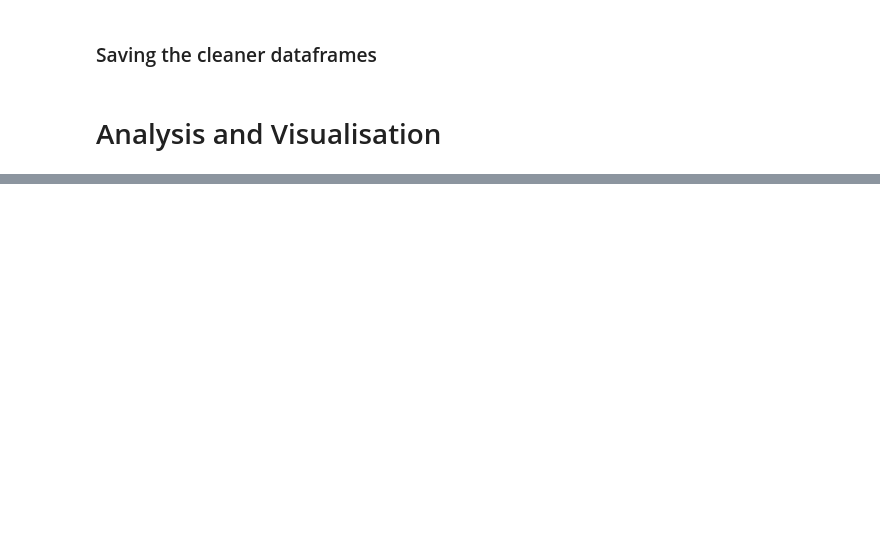
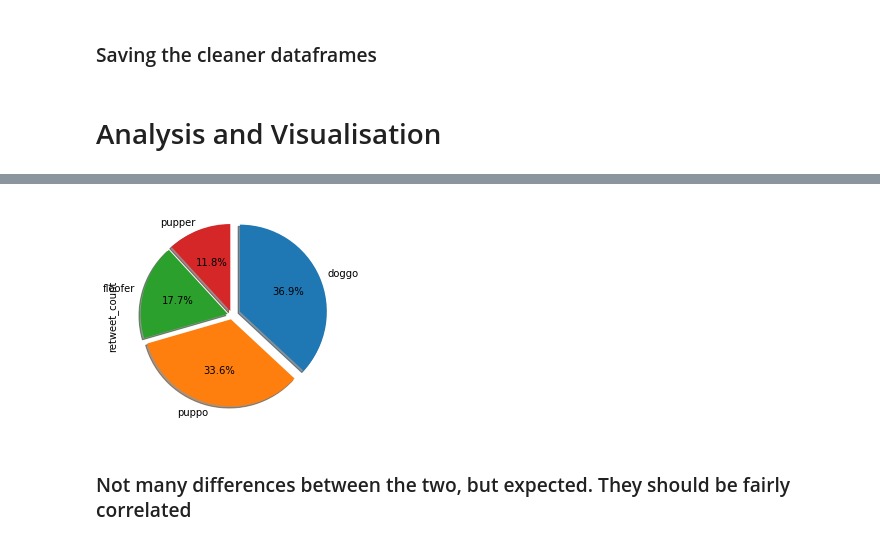
Before and after one commit to IonDragos2003/UdacityDA_Analyze-WeRateDogs-Tweets, a Jupyter notebook: the_analysis.ipynb, the cells around one changed output, grey strips where cells are left out. Drawn from its saved outputs; the diff is of its cells as text; code cells hidden in the pictures; blank space fills up the shorter version.

```diff
--- a/the_analysis.ipynb
+++ b/the_analysis.ipynb
@@ -629,0 +726,6 @@ test
+# %%
+breed_by_retweet.plot(kind='pie', shadow = True, startangle = 90, explode = (0.1, 0.05, 0.05, 0.05), counterclock = False, autopct ='%.1f%%');
+# %% [output]
+[figure, added]
+# %% [markdown]
+### Not many differences between the two, but expected. They should be fairly correlated
```
Also changed, not shown: parts of 22 cells of this notebook, 1 other file.
